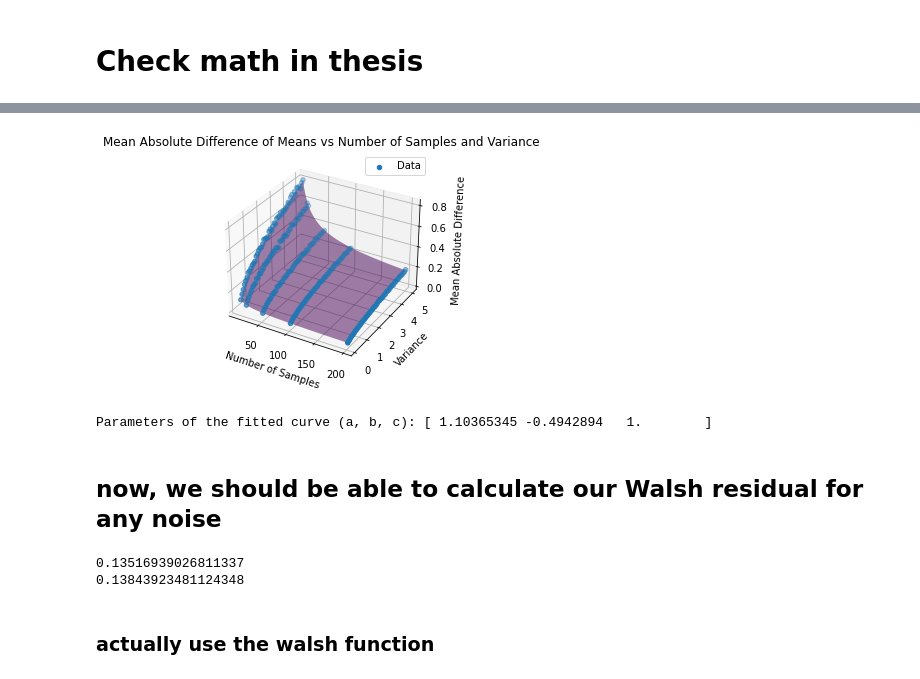
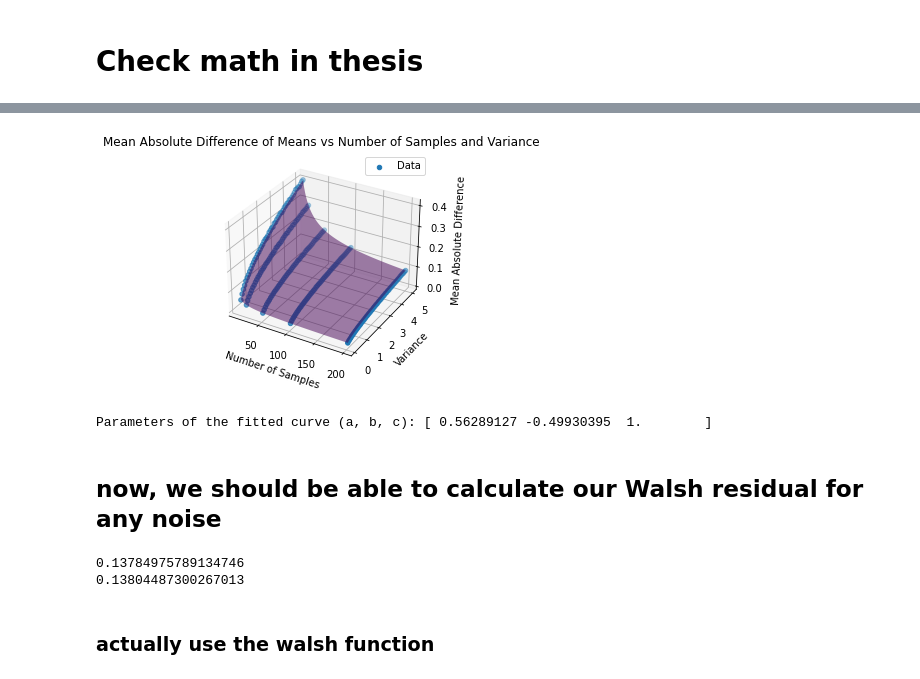
Before and after one commit to lmberkhout/walsh_sims, a Jupyter notebook: psdemo.ipynb, the cells around one changed output, grey strips where cells are left out. Drawn from its saved outputs; the diff is of its cells as text; code cells hidden in the pictures.

```diff
--- a/psdemo.ipynb
+++ b/psdemo.ipynb
@@ -1212,7 +1212,7 @@ for i in range(num_trials):
     mean2 = np.mean(samples2)
 
     # Calculate absolute difference of means
-    abs_diff_means[i] = np.abs(mean1 - mean2)
+    abs_diff_means[i] = np.abs(mean1 - mean2)/2
 
 # Plot histogram of absolute differences of means
 plt.hist(abs_diff_means, bins=30, density=True, color='skyblue', edgecolor='black')
@@ -1247,7 +1245,7 @@ for variance in variance_values:
         mean1 = np.mean(samples1)
         mean2 = np.mean(samples2)
 
-        abs_diff_means[i] = np.abs(mean1 - mean2)
+        abs_diff_means[i] = np.abs(mean1 - mean2)/2
 
     mean_resulting_distribution = np.mean(abs_diff_means)
     mean_results.append(mean_resulting_distribution)
@@ -1299,7 +1297,7 @@ for variance in variance_values:
         var1 = np.var(samples1)
         variances.append(var1)
 
-        abs_diff_means[i] = np.abs(mean1 - mean2)
+        abs_diff_means[i] = np.abs(mean1 - mean2)/2
 
     var_tot.append(np.mean(variances))
     mean_resulting_distribution = np.mean(abs_diff_means)
@@ -1343,7 +1341,7 @@ def mean_abs_diff(num_samples, num_trials, variance):
         mean2 = np.mean(samples2)
 
         # Calculate absolute difference of means
-        abs_diff_means[i] = np.abs(mean1 - mean2)
+        abs_diff_means[i] = np.abs(mean1 - mean2)/2
 
     # Calculate mean of the resulting distribution
     return np.mean(abs_diff_means)
@@ -1399,7 +1397,7 @@ def mean_abs_diff(num_samples, num_trials, variance):
         mean2 = np.mean(samples2)
 
         # Calculate absolute difference of means
-        abs_diff_means[i] = np.abs(mean1 - mean2)
+        abs_diff_means[i] = np.abs(mean1 - mean2)/2
 
     # Calculate mean of the resulting distribution
     return np.mean(abs_diff_means)
@@ -1409,7 +1407,7 @@ def func(x, a, b, c):
     return a * np.power(x[:, 0], b)*np.sqrt(x[:, 1])
 
 # Set parameters
-num_trials = 1000
+num_trials = 10000
 num_samples_list = np.array([10, 20, 50, 100, 200])  # Different numbers of samples
 variance_values = np.linspace(0.1, 5, 50)  # Variance values to explore
 
@@ -1426,39 +1424,39 @@ for i in range(num_samples_grid.shape[0]):
 num_samples_flat = num_samples_grid.flatten()
 variance_flat = variance_grid.flatten()
 mean_abs_diff_flat = mean_abs_diff_grid.flatten()
 
 # Combine the independent variables into a single array
 independent_vars = np.column_stack((num_samples_flat, variance_flat))
 
 # Fit the curve to the data points
 popt, pcov = curve_fit(func, independent_vars, mean_abs_diff_flat)
 
 # Plot the fitted surface
 fig = plt.figure()
 ax = fig.add_subplot(111, projection='3d')
 ax.scatter(num_samples_flat, variance_flat, mean_abs_diff_flat, marker='o', label='Data')
 ax.set_xlabel('Number of Samples')
 ax.set_ylabel('Variance')
 ax.set_zlabel('Mean Absolute Difference')
 plt.title('Mean Absolute Difference of Means vs Number of Samples and Variance')
 
 # Generate surface plot
 X, Y = np.meshgrid(np.linspace(min(num_samples_list), max(num_samples_list), 100), np.linspace(min(variance_values), max(variance_values), 100))
 Z = func(np.column_stack((X.flatten(), Y.flatten())), *popt).reshape(X.shape)
 ax.plot_surface(X, Y, Z, alpha=0.5, rstride=100, cstride=100, cmap='viridis')
 
 plt.legend()
 plt.show()
 
 # Display the parameters of the fitted curve
 print("Parameters of the fitted curve (a, b, c):", popt)
 # %% [output]
-[figure, old version]
+[figure, new version]
-Parameters of the fitted curve (a, b, c): [ 1.10365345 -0.4942894   1.        ]
+Parameters of the fitted curve (a, b, c): [ 0.56289127 -0.49930395  1.        ]
 # %% [markdown]
 ## now, we should be able to calculate our Walsh residual for any noise
 # %%
-a =  1.10365345
+a = 1.12553856
 b = -0.5
 
 # Set parameters
@@ -1481,7 +1479,7 @@ for i in range(num_trials):
     mean2 = np.mean(samples2)
 
     # Calculate absolute difference of means
-    abs_diff_means[i] = np.abs(mean1 - mean2)
+    abs_diff_means[i] = np.abs(mean1 - mean2)/2
 
     #calculate the expected value
 
@@ -1490,8 +1488,8 @@ expected_mean = a*np.power(num_samples,b)*np.sqrt(variance)
 print(expected_mean)
 print(np.mean(abs_diff_means))
 # %% [output]
-0.13516939026811337
-0.13843923481124348
+0.13784975789134746
+0.13804487300267013
 # %% [markdown]
 ### actually use the walsh function
 # %%
```
Also changed, not shown: parts of 14 cells of this notebook, 1 other file.
